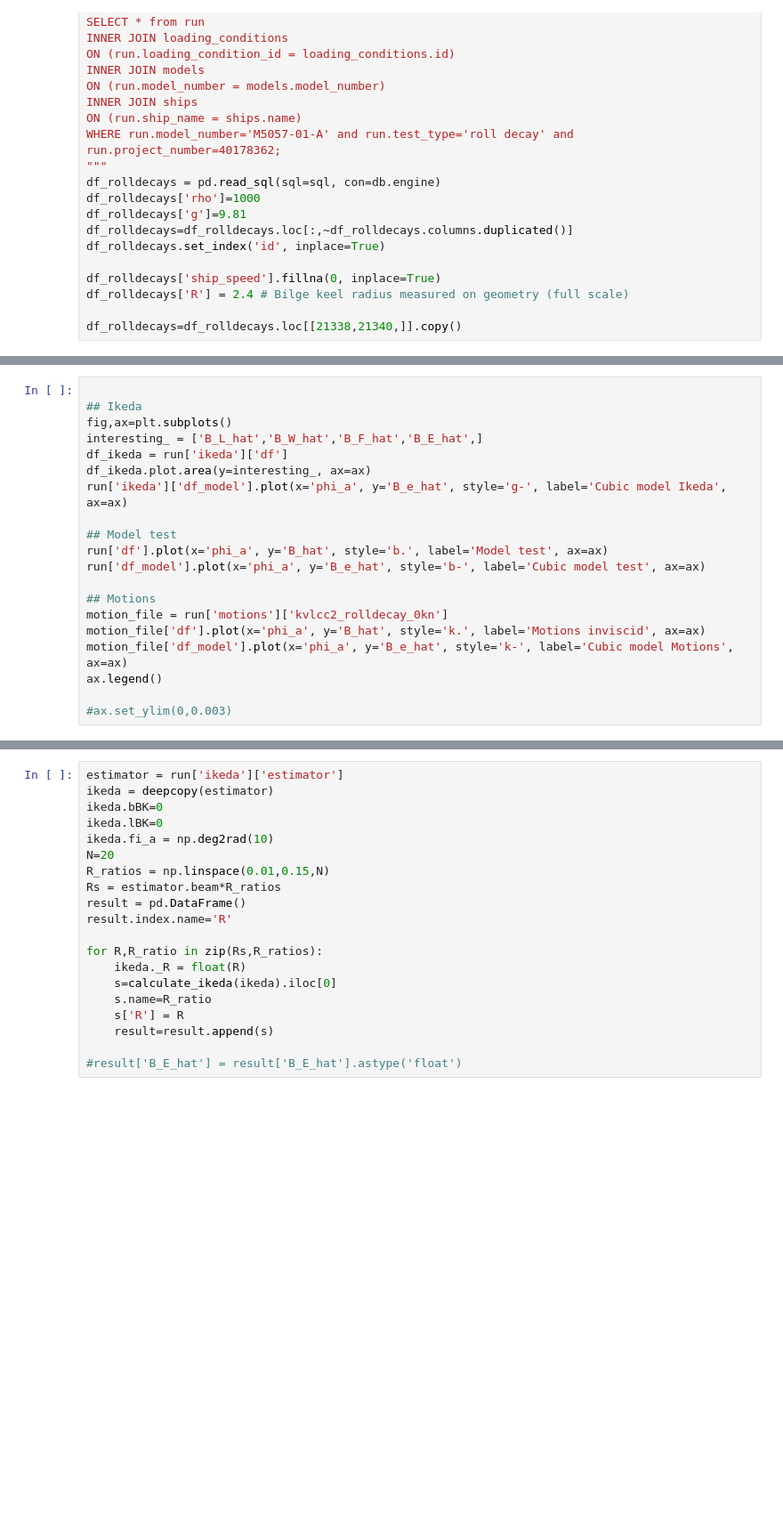
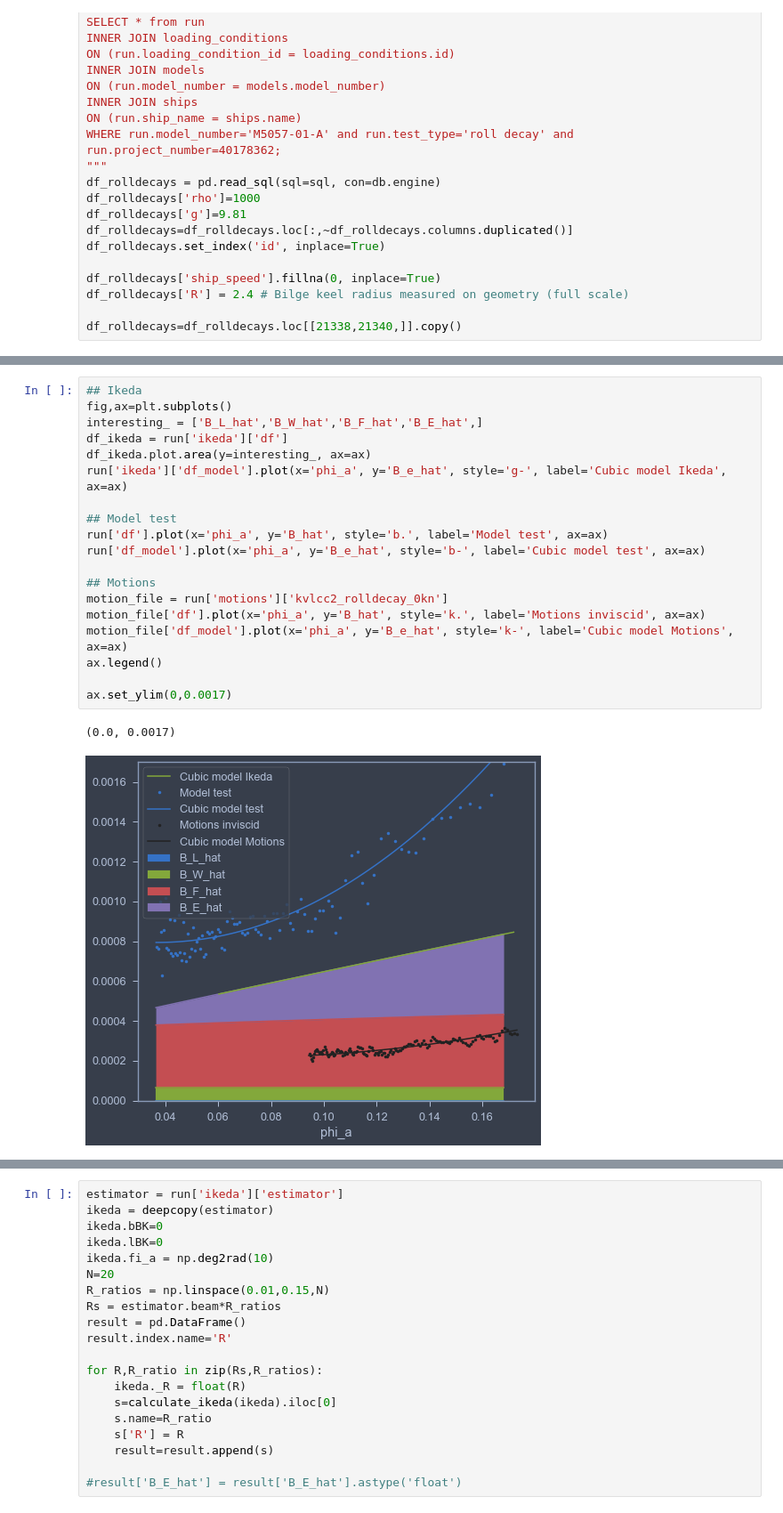
Before and after one commit to martinlarsalbert/Prediction-of-roll-motion-using-fully-nonlinear-potential-flow-and-Ikedas-method, a Jupyter notebook: notebooks/06.1_KVLCC2_motions.ipynb, the cells around one changed output, grey strips where cells are left out. Shown at 89% size. Drawn from its saved outputs; the diff is of its cells as text; blank space fills up the shorter version.

```diff
--- a/notebooks/06.1_KVLCC2_motions.ipynb
+++ b/notebooks/06.1_KVLCC2_motions.ipynb
@@ -236,22 +337,24 @@ run = runs[run_id]
 # %% [markdown]
 <a id='damping'></a>
 # %%
-
 ## Ikeda
 fig,ax=plt.subplots()
 interesting_ = ['B_L_hat','B_W_hat','B_F_hat','B_E_hat',]
 df_ikeda = run['ikeda']['df']
 df_ikeda.plot.area(y=interesting_, ax=ax)
 run['ikeda']['df_model'].plot(x='phi_a', y='B_e_hat', style='g-', label='Cubic model Ikeda', ax=ax)
 
 ## Model test
 run['df'].plot(x='phi_a', y='B_hat', style='b.', label='Model test', ax=ax)
 run['df_model'].plot(x='phi_a', y='B_e_hat', style='b-', label='Cubic model test', ax=ax)
 
 ## Motions
 motion_file = run['motions']['kvlcc2_rolldecay_0kn']
 motion_file['df'].plot(x='phi_a', y='B_hat', style='k.', label='Motions inviscid', ax=ax)
 motion_file['df_model'].plot(x='phi_a', y='B_e_hat', style='k-', label='Cubic model Motions', ax=ax)
 ax.legend()
 
-#ax.set_ylim(0,0.003)
+ax.set_ylim(0,0.0017)
+# %% [output]
+(0.0, 0.0017)
+[figure, added]
```
Also changed, not shown: parts of 29 cells of this notebook, 12 other files.
